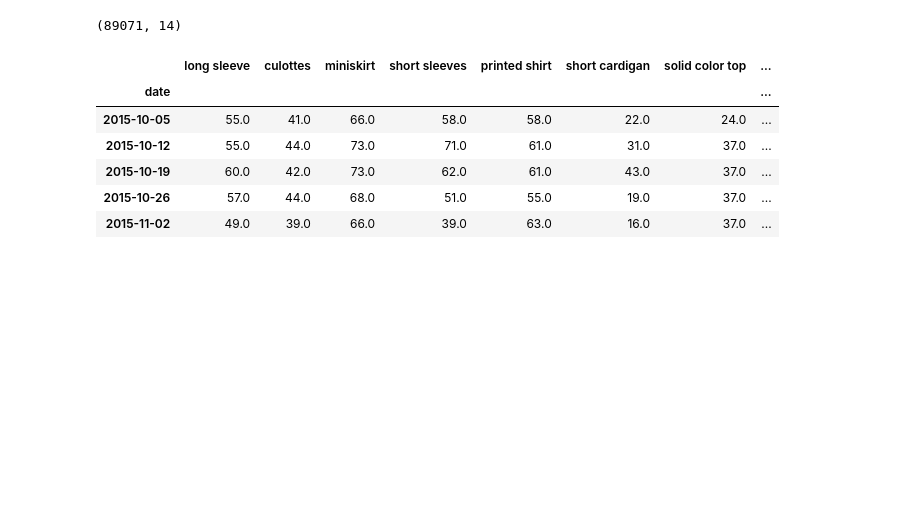
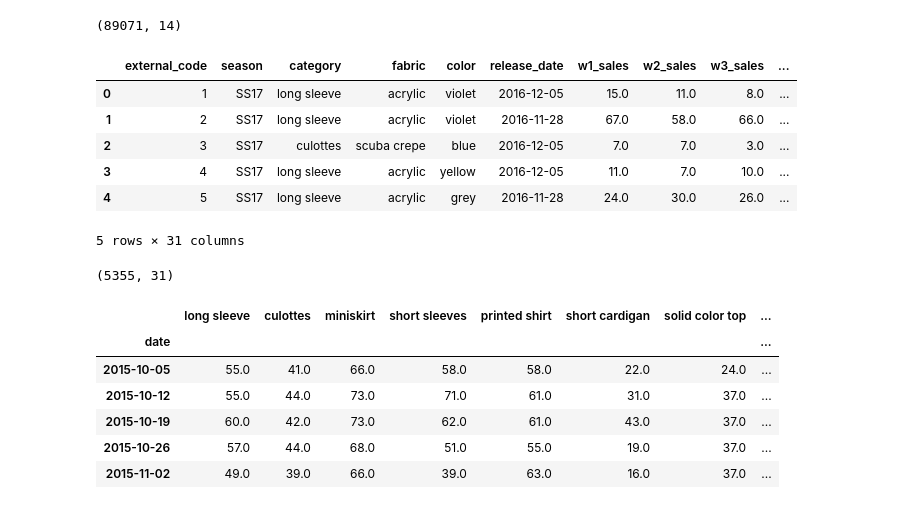
Before and after one commit to sameera999/dissertation-, a Jupyter notebook: notebooks/main.ipynb, the cells around one changed output. Saved outputs shown, nothing was run; the diff lists cells and outputs as text; code cells hidden in the pictures; blank space fills up the shorter version.

```diff
--- a/notebooks/main.ipynb
+++ b/notebooks/main.ipynb
@@ -80,6 +80,34 @@ weather_data.shape
 # %%
 # sales_data = sales_data.merge(weather_data, left_on=['retail','release_date'], right_on=['locality','date'])
 # sales_data.shape
+# %%
+# Assuming df is your DataFrame
+sales_data = sales_data.drop(columns='retail')  # drop 'retail' column
+
+aggregation_functions = {
+    'release_date': 'min',
+    'w1_sales': 'sum', 'w2_sales': 'sum', 'w3_sales': 'sum', 'w4_sales': 'sum', 'w5_sales': 'sum', 'w6_sales': 'sum',
+    'w7_sales': 'sum', 'w8_sales': 'sum', 'w9_sales': 'sum', 'w10_sales': 'sum', 'w11_sales': 'sum', 'w12_sales': 'sum',
+    'w1_discount': 'mean', 'w2_discount': 'mean', 'w3_discount': 'mean', 'w4_discount': 'mean', 'w5_discount': 'mean', 'w6_discount': 'mean',
+    'w7_discount': 'mean', 'w8_discount': 'mean', 'w9_discount': 'mean', 'w10_discount': 'mean', 'w11_discount': 'mean', 'w12_discount': 'mean',
+    'price': 'mean'
+}
+
+
+sales_data = sales_data.groupby(['external_code', 'season', 'category', 'fabric', 'color']).agg(aggregation_functions).reset_index()
+sales_data.head(5)
+# %% [output]
+|  | external_code | season | category | fabric | color | release_date | w1_sales | w2_sales | w3_sales | ... |
+| 0 | 1 | SS17 | long sleeve | acrylic | violet | 2016-12-05 | 15.0 | 11.0 | 8.0 | ... |
+| 1 | 2 | SS17 | long sleeve | acrylic | violet | 2016-11-28 | 67.0 | 58.0 | 66.0 | ... |
+| 2 | 3 | SS17 | culottes | scuba crepe | blue | 2016-12-05 | 7.0 | 7.0 | 3.0 | ... |
+| 3 | 4 | SS17 | long sleeve | acrylic | yellow | 2016-12-05 | 11.0 | 7.0 | 10.0 | ... |
+| 4 | 5 | SS17 | long sleeve | acrylic | grey | 2016-11-28 | 24.0 | 30.0 | 26.0 | ... |
+5 rows × 31 columns
+# %%
+sales_data.shape
+# %% [output]
+(5355, 31)
 # %%
 gtrend_data = pd.read_csv("../../dataset/vis2_gtrends_data.csv", parse_dates=['date'], index_col=['date'])
 gtrend_data.head(5)
```
Also changed, not shown: parts of 6 cells of this notebook, 6 other files.
